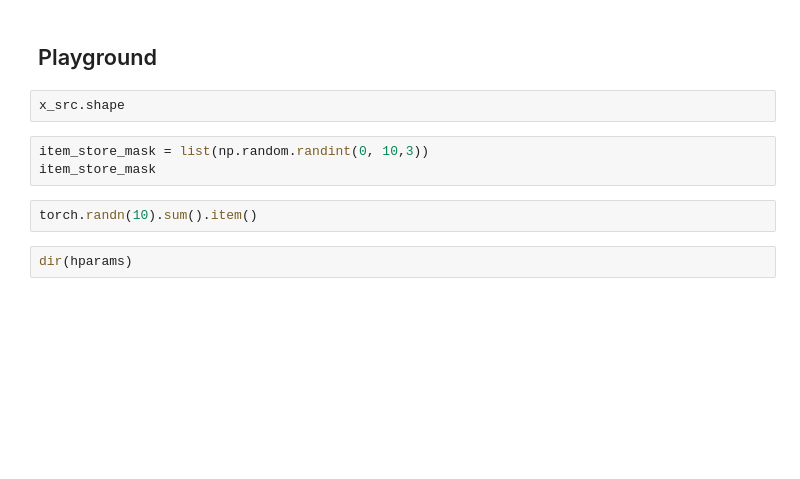
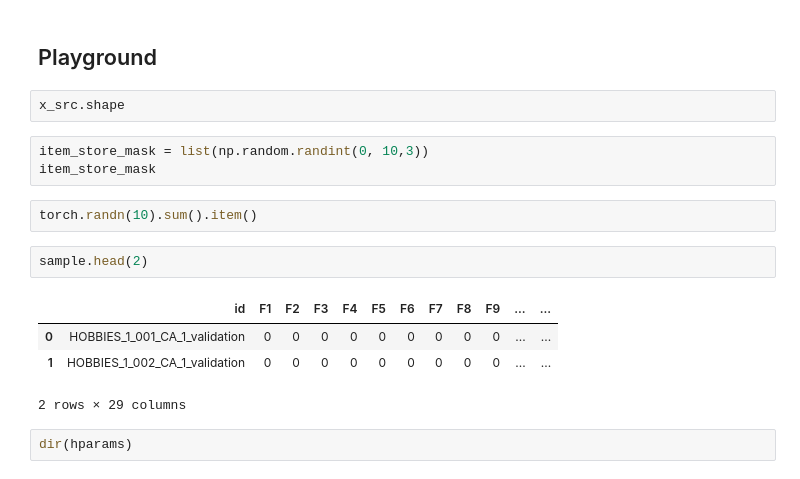
Before and after one commit to achinta/machine-learning, a Jupyter notebook: kaggle/m5-forecasting-accuracy/m5_data.ipynb, the cells around one changed output. Drawn from its saved outputs; the diff is of its cells as text; blank space fills up the shorter version.

```diff
--- a/kaggle/m5-forecasting-accuracy/m5_data.ipynb
+++ b/kaggle/m5-forecasting-accuracy/m5_data.ipynb
@@ -512,5 +590,12 @@ item_store_mask = list(np.random.randint(0, 10,3))
 item_store_mask
 # %%
 torch.randn(10).sum().item()
+# %%
+sample.head(2)
+# %% [output]
+|  | id | F1 | F2 | F3 | F4 | F5 | F6 | F7 | F8 | F9 | ... | ... |
+| 0 | HOBBIES_1_001_CA_1_validation | 0 | 0 | 0 | 0 | 0 | 0 | 0 | 0 | 0 | ... | ... |
+| 1 | HOBBIES_1_002_CA_1_validation | 0 | 0 | 0 | 0 | 0 | 0 | 0 | 0 | 0 | ... | ... |
+2 rows × 29 columns
 # %%
 dir(hparams)
```
Also changed, not shown: parts of 26 cells of this notebook.
